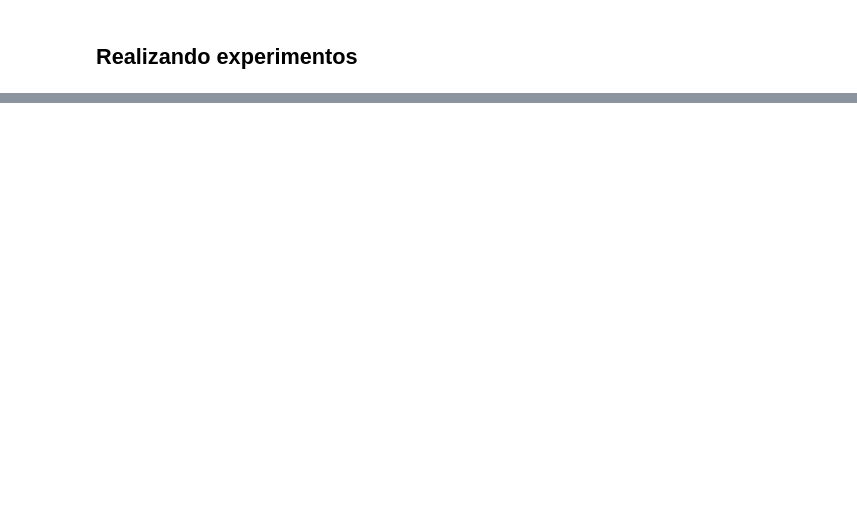
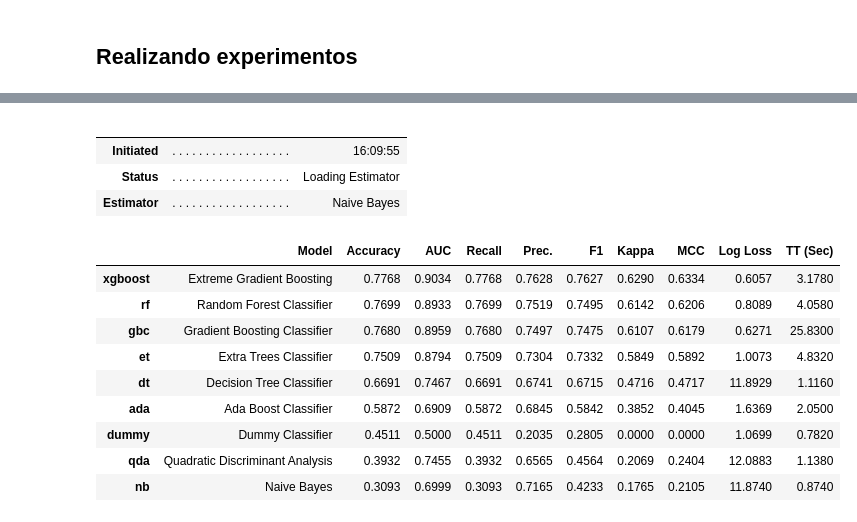
Before and after one commit to dnsrsdata/Respiratory_Analysis, a Jupyter notebook: notebooks/model_experimentation.ipynb, the cells around one changed output, grey strips where cells are left out. Saved outputs shown, nothing was run; the diff lists cells and outputs as text; code cells hidden in the pictures; blank space fills up the shorter version.

```diff
--- a/notebooks/model_experimentation.ipynb
+++ b/notebooks/model_experimentation.ipynb
@@ -215,0 +818,19 @@ data["MAIS_DE_UM_SINTOMA"] = data[sintomas].apply(lambda x: x.str.contains("Sim"
+# %%
+# Criando experimentos apenas com modelos sensíveis a escala dos dados
+scales_sensitive = compare_models(exclude=['lr', 'lightgbm', 'catboost', 'ridge', 'lda', 'svm', 'knn'])
+# %% [output]
+|  |  |  |
+|  |  |  |
+| Initiated | . . . . . . . . . . . . . . . . . . | 16:09:55 |
+| Status | . . . . . . . . . . . . . . . . . . | Loading Estimator |
+| Estimator | . . . . . . . . . . . . . . . . . . | Naive Bayes |
+|  | Model | Accuracy | AUC | Recall | Prec. | F1 | Kappa | MCC | Log Loss | TT (Sec) |
+| xgboost | Extreme Gradient Boosting | 0.7768 | 0.9034 | 0.7768 | 0.7628 | 0.7627 | 0.6290 | 0.6334 | 0.6057 | 3.1780 |
+| rf | Random Forest Classifier | 0.7699 | 0.8933 | 0.7699 | 0.7519 | 0.7495 | 0.6142 | 0.6206 | 0.8089 | 4.0580 |
+| gbc | Gradient Boosting Classifier | 0.7680 | 0.8959 | 0.7680 | 0.7497 | 0.7475 | 0.6107 | 0.6179 | 0.6271 | 25.8300 |
+| et | Extra Trees Classifier | 0.7509 | 0.8794 | 0.7509 | 0.7304 | 0.7332 | 0.5849 | 0.5892 | 1.0073 | 4.8320 |
+| dt | Decision Tree Classifier | 0.6691 | 0.7467 | 0.6691 | 0.6741 | 0.6715 | 0.4716 | 0.4717 | 11.8929 | 1.1160 |
+| ada | Ada Boost Classifier | 0.5872 | 0.6909 | 0.5872 | 0.6845 | 0.5842 | 0.3852 | 0.4045 | 1.6369 | 2.0500 |
+| dummy | Dummy Classifier | 0.4511 | 0.5000 | 0.4511 | 0.2035 | 0.2805 | 0.0000 | 0.0000 | 1.0699 | 0.7820 |
+| qda | Quadratic Discriminant Analysis | 0.3932 | 0.7455 | 0.3932 | 0.6565 | 0.4564 | 0.2069 | 0.2404 | 12.0883 | 1.1380 |
+| nb | Naive Bayes | 0.3093 | 0.6999 | 0.3093 | 0.7165 | 0.4233 | 0.1765 | 0.2105 | 11.8740 | 0.8740 |
```
Also changed, not shown: parts of 60 cells of this notebook.
